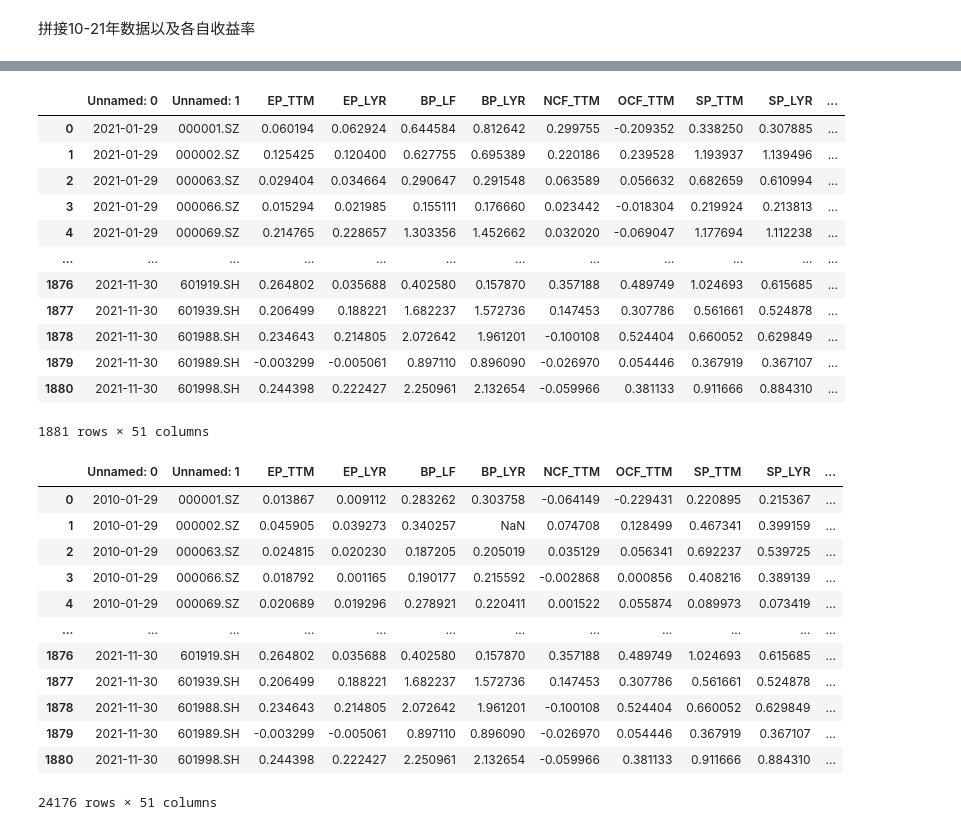
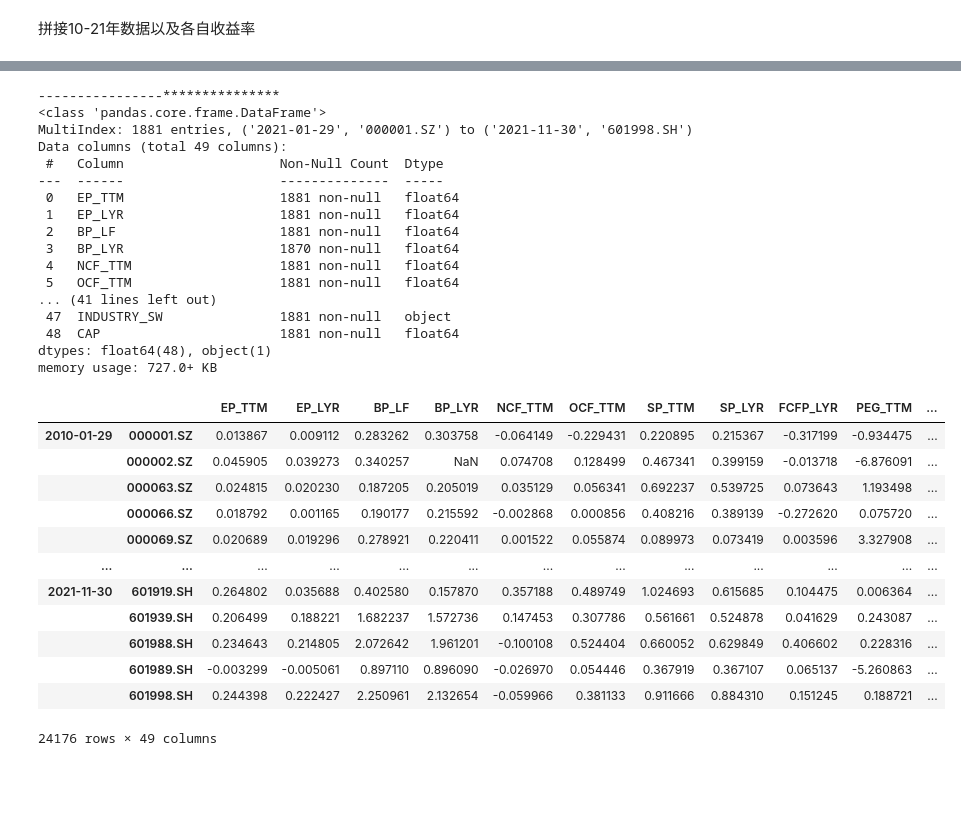
Before and after one commit to HeadCode-K/Index_Enhanccing_Based-ON-LSTM, a Jupyter notebook: vm1vm1.ipynb, the cells around one changed output, grey strips where cells are left out. Saved outputs shown, nothing was run; the diff lists cells and outputs as text; code cells hidden in the pictures; blank space fills up the shorter version.

```diff
--- a/vm1vm1.ipynb
+++ b/vm1vm1.ipynb
@@ -305,40 +358,29 @@ df1
 # %%
-filepath2="/Users/huyifan/Desktop/Index_Enhanccing_FYPPRO/DATA/svm_15_20.csv"
-df2=pd.read_csv(filepath2)
-df2
-filepath3="/Users/huyifan/Desktop/Index_Enhanccing_FYPPRO/DATA/svm_20_21.csv"
-df3=pd.read_csv(filepath3)
-df3
+filepath3="/Users/huyifan/Desktop/Index_Enhanccing_FYPPRO/DATA/rawdata/svm_20_21.csv"
+df3=pd.read_csv(filepath3,index_col= [0,1])
+print('----------------***************')
+df3.info()
 # %% [output]
-|  | Unnamed: 0 | Unnamed: 1 | EP_TTM | EP_LYR | BP_LF | BP_LYR | NCF_TTM | OCF_TTM | SP_TTM | SP_LYR | ... |
-| 0 | 2021-01-29 | 000001.SZ | 0.060194 | 0.062924 | 0.644584 | 0.812642 | 0.299755 | -0.209352 | 0.338250 | 0.307885 | ... |
-| 1 | 2021-01-29 | 000002.SZ | 0.125425 | 0.120400 | 0.627755 | 0.695389 | 0.220186 | 0.239528 | 1.193937 | 1.139496 | ... |
-| 2 | 2021-01-29 | 000063.SZ | 0.029404 | 0.034664 | 0.290647 | 0.291548 | 0.063589 | 0.056632 | 0.682659 | 0.610994 | ... |
-| 3 | 2021-01-29 | 000066.SZ | 0.015294 | 0.021985 | 0.155111 | 0.176660 | 0.023442 | -0.018304 | 0.219924 | 0.213813 | ... |
-| 4 | 2021-01-29 | 000069.SZ | 0.214765 | 0.228657 | 1.303356 | 1.452662 | 0.032020 | -0.069047 | 1.177694 | 1.112238 | ... |
-| ... | ... | ... | ... | ... | ... | ... | ... | ... | ... | ... | ... |
-| 1876 | 2021-11-30 | 601919.SH | 0.264802 | 0.035688 | 0.402580 | 0.157870 | 0.357188 | 0.489749 | 1.024693 | 0.615685 | ... |
-| 1877 | 2021-11-30 | 601939.SH | 0.206499 | 0.188221 | 1.682237 | 1.572736 | 0.147453 | 0.307786 | 0.561661 | 0.524878 | ... |
-| 1878 | 2021-11-30 | 601988.SH | 0.234643 | 0.214805 | 2.072642 | 1.961201 | -0.100108 | 0.524404 | 0.660052 | 0.629849 | ... |
-| 1879 | 2021-11-30 | 601989.SH | -0.003299 | -0.005061 | 0.897110 | 0.896090 | -0.026970 | 0.054446 | 0.367919 | 0.367107 | ... |
-| 1880 | 2021-11-30 | 601998.SH | 0.244398 | 0.222427 | 2.250961 | 2.132654 | -0.059966 | 0.381133 | 0.911666 | 0.884310 | ... |
-1881 rows × 51 columns
+----------------***************
+<class 'pandas.core.frame.DataFrame'>
+MultiIndex: 1881 entries, ('2021-01-29', '000001.SZ') to ('2021-11-30', '601998.SH')
+Data columns (total 49 columns):
+ #   Column                    Non-Null Count  Dtype
+---  ------                    --------------  -----
+ 0   EP_TTM                    1881 non-null   float64
+ 1   EP_LYR                    1881 non-null   float64
+ 2   BP_LF                     1881 non-null   float64
+ 3   BP_LYR                    1870 non-null   float64
+ 4   NCF_TTM                   1881 non-null   float64
+ 5   OCF_TTM                   1881 non-null   float64
+... (41 lines left out)
+ 47  INDUSTRY_SW               1881 non-null   object
+ 48  CAP                       1881 non-null   float64
+dtypes: float64(48), object(1)
+memory usage: 727.0+ KB
 # %%
 tepresult = df1.append(df2)
 # %%
 tepresult1 = tepresult.append(df3)
-tepresult1
+tepresult1.head(100)
+tepresult2 = tepresult1.drop(columns='INDUSTRY_SW')
-# %% [output]
-|  | Unnamed: 0 | Unnamed: 1 | EP_TTM | EP_LYR | BP_LF | BP_LYR | NCF_TTM | OCF_TTM | SP_TTM | SP_LYR | ... |
-| 0 | 2010-01-29 | 000001.SZ | 0.013867 | 0.009112 | 0.283262 | 0.303758 | -0.064149 | -0.229431 | 0.220895 | 0.215367 | ... |
-| 1 | 2010-01-29 | 000002.SZ | 0.045905 | 0.039273 | 0.340257 | NaN | 0.074708 | 0.128499 | 0.467341 | 0.399159 | ... |
-| 2 | 2010-01-29 | 000063.SZ | 0.024815 | 0.020230 | 0.187205 | 0.205019 | 0.035129 | 0.056341 | 0.692237 | 0.539725 | ... |
-| 3 | 2010-01-29 | 000066.SZ | 0.018792 | 0.001165 | 0.190177 | 0.215592 | -0.002868 | 0.000856 | 0.408216 | 0.389139 | ... |
-| 4 | 2010-01-29 | 000069.SZ | 0.020689 | 0.019296 | 0.278921 | 0.220411 | 0.001522 | 0.055874 | 0.089973 | 0.073419 | ... |
-| ... | ... | ... | ... | ... | ... | ... | ... | ... | ... | ... | ... |
-| 1876 | 2021-11-30 | 601919.SH | 0.264802 | 0.035688 | 0.402580 | 0.157870 | 0.357188 | 0.489749 | 1.024693 | 0.615685 | ... |
-| 1877 | 2021-11-30 | 601939.SH | 0.206499 | 0.188221 | 1.682237 | 1.572736 | 0.147453 | 0.307786 | 0.561661 | 0.524878 | ... |
-| 1878 | 2021-11-30 | 601988.SH | 0.234643 | 0.214805 | 2.072642 | 1.961201 | -0.100108 | 0.524404 | 0.660052 | 0.629849 | ... |
-| 1879 | 2021-11-30 | 601989.SH | -0.003299 | -0.005061 | 0.897110 | 0.896090 | -0.026970 | 0.054446 | 0.367919 | 0.367107 | ... |
-| 1880 | 2021-11-30 | 601998.SH | 0.244398 | 0.222427 | 2.250961 | 2.132654 | -0.059966 | 0.381133 | 0.911666 | 0.884310 | ... |
-24176 rows × 51 columns
@@ -344,0 +390,18 @@ tepresult1
+# %%
+Finaldata =  pd.read_csv('DATA/FypData.csv',index_col=[0,1])
+
+Finaldata
+# %% [output]
+|  |  | EP_TTM | EP_LYR | BP_LF | BP_LYR | NCF_TTM | OCF_TTM | SP_TTM | SP_LYR | FCFP_LYR | PEG_TTM | ... |
+| 2010-01-29 | 000001.SZ | 0.013867 | 0.009112 | 0.283262 | 0.303758 | -0.064149 | -0.229431 | 0.220895 | 0.215367 | -0.317199 | -0.934475 | ... |
+|  | 000002.SZ | 0.045905 | 0.039273 | 0.340257 | NaN | 0.074708 | 0.128499 | 0.467341 | 0.399159 | -0.013718 | -6.876091 | ... |
+|  | 000063.SZ | 0.024815 | 0.020230 | 0.187205 | 0.205019 | 0.035129 | 0.056341 | 0.692237 | 0.539725 | 0.073643 | 1.193498 | ... |
+|  | 000066.SZ | 0.018792 | 0.001165 | 0.190177 | 0.215592 | -0.002868 | 0.000856 | 0.408216 | 0.389139 | -0.272620 | 0.075720 | ... |
+|  | 000069.SZ | 0.020689 | 0.019296 | 0.278921 | 0.220411 | 0.001522 | 0.055874 | 0.089973 | 0.073419 | 0.003596 | 3.327908 | ... |
+| ... | ... | ... | ... | ... | ... | ... | ... | ... | ... | ... | ... | ... |
+| 2021-11-30 | 601919.SH | 0.264802 | 0.035688 | 0.402580 | 0.157870 | 0.357188 | 0.489749 | 1.024693 | 0.615685 | 0.104475 | 0.006364 | ... |
+|  | 601939.SH | 0.206499 | 0.188221 | 1.682237 | 1.572736 | 0.147453 | 0.307786 | 0.561661 | 0.524878 | 0.041629 | 0.243087 | ... |
+|  | 601988.SH | 0.234643 | 0.214805 | 2.072642 | 1.961201 | -0.100108 | 0.524404 | 0.660052 | 0.629849 | 0.406602 | 0.228316 | ... |
+|  | 601989.SH | -0.003299 | -0.005061 | 0.897110 | 0.896090 | -0.026970 | 0.054446 | 0.367919 | 0.367107 | 0.065137 | -5.260863 | ... |
+|  | 601998.SH | 0.244398 | 0.222427 | 2.250961 | 2.132654 | -0.059966 | 0.381133 | 0.911666 | 0.884310 | 0.151245 | 0.188721 | ... |
+24176 rows × 49 columns
```
Also changed, not shown: parts of 19 cells of this notebook, 29 other files.
